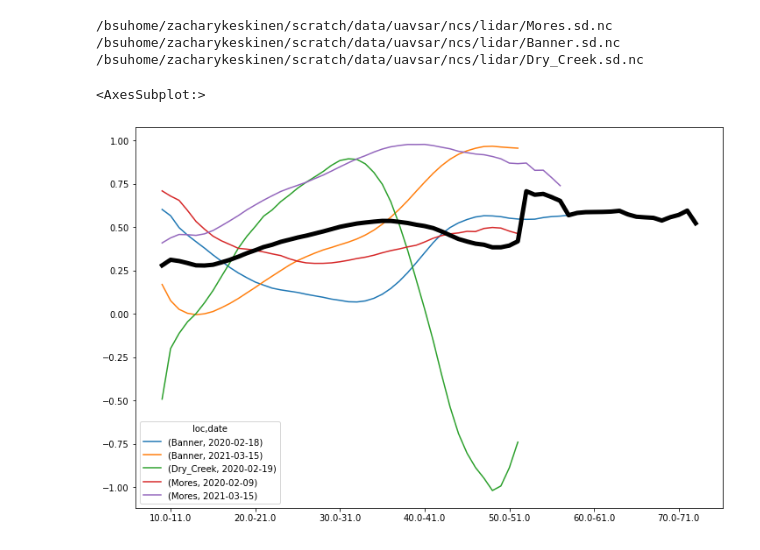
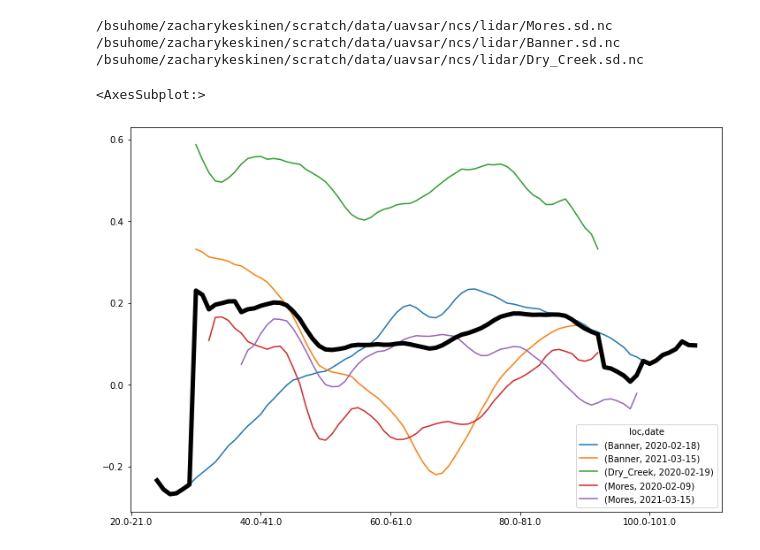
Before and after one commit to ZachHoppinen/uavsar-validation, a Jupyter notebook: src/play/lidar.ipynb, the cells around one changed output. Cells and saved outputs as stored; diff of their text form; code cells hidden in the pictures.

Commit message:
lidar runs

```diff
--- a/src/play/lidar.ipynb
+++ b/src/play/lidar.ipynb
@@ -185,19 +185,20 @@ for img_type in ['int','unw']:
 # %%
 import numpy as np
 import pandas as pd
 import xarray as xr
 import rioxarray as rxa
 from tqdm import tqdm
 import matplotlib.pyplot as plt
 from pathlib import Path
 from stats import get_stats, clean_xs_ys
 
-df = pd.read_csv('../../results/lidar/slope.csv', index_col=['stat', 'loc','date'])
-sub = df[df.loc[('n')] > 100]
-sub = sub.T/sub.T.max()
+df = pd.read_csv('../../results/lidar/inc.csv', index_col=['stat', 'loc','date'])
+sub = df[df.loc[('n')] > 1000]
+# sub = sub.T/sub.max(axis = 1)
+sub = sub.T
 fig, ax = plt.subplots(figsize = (12,8))
-sub.T.loc[('r')].T.rolling(10).mean().plot(ax = ax)
-sub.T.loc[('r')].T.rolling(10).mean().mean(axis = 1).plot(ax = ax, color = 'black', linewidth = 5)
+sub.T.loc[('r')].T.rolling(5).mean().plot(ax = ax)
+sub.T.loc[('r')].T.rolling(5).mean().mean(axis = 1).plot(ax = ax, color = 'black', linewidth = 5)
 # %% [output]
 <AxesSubplot:>
-[figure, old version]
+[figure, new version]
```
Also changed, not shown: 6 other files.
